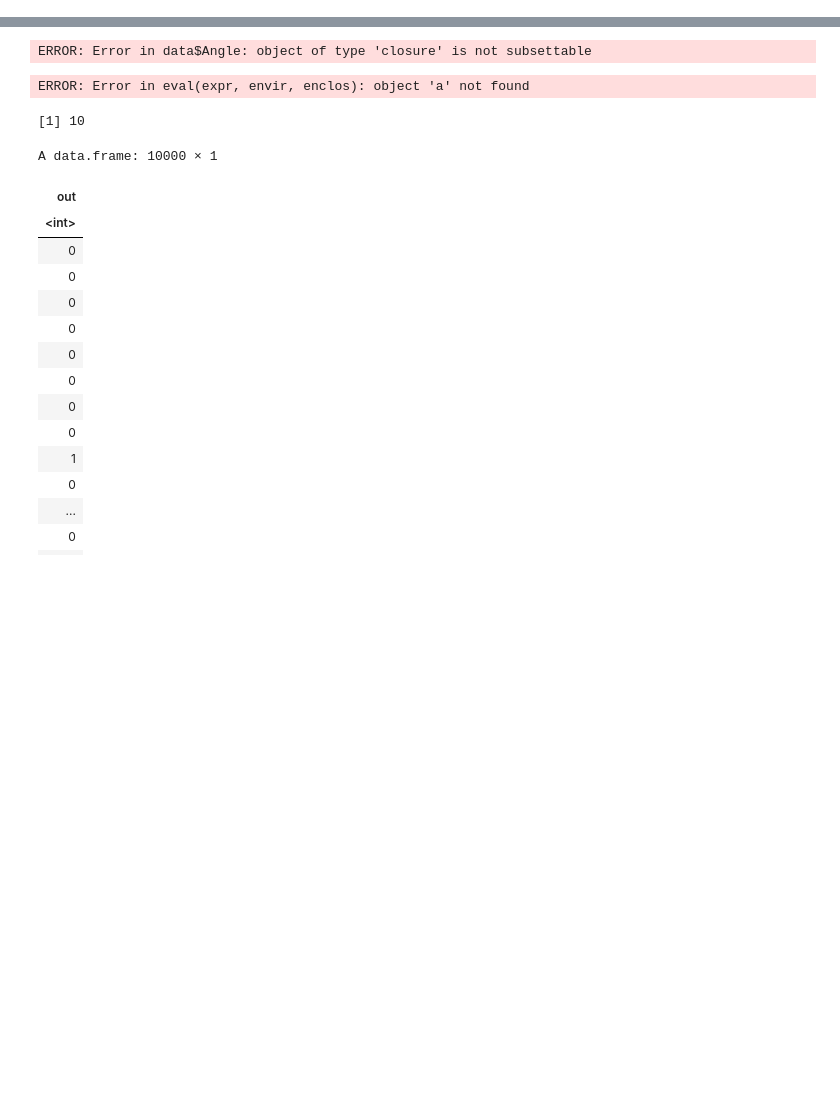
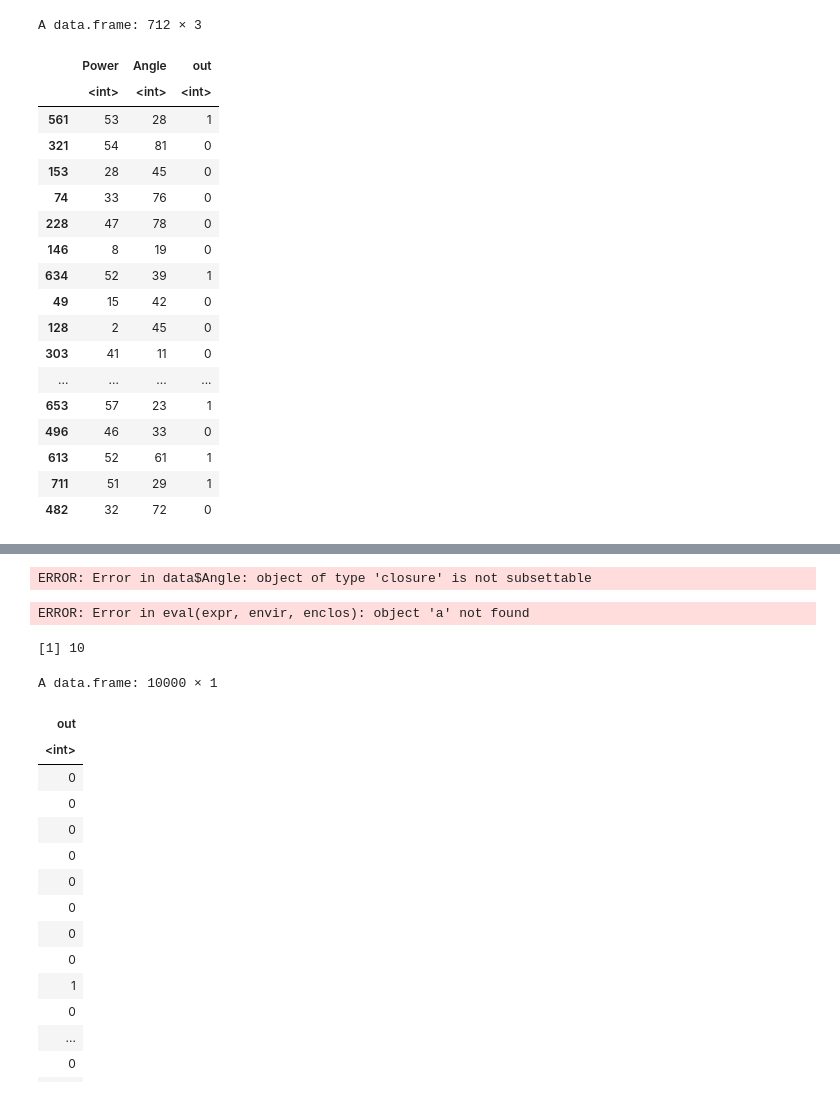
Before and after one commit to renzodamgo/Parabolico, a Jupyter notebook: Untitled.ipynb, the cells around one changed output, grey strips where cells are left out. Saved outputs shown, nothing was run; the diff lists cells and outputs as text; code cells hidden in the pictures; blank space fills up the shorter version.

```diff
--- a/Untitled.ipynb
+++ b/Untitled.ipynb
@@ -4,0 +14,25 @@ data$out
+# %%
+set.seed(42)
+rows <- sample(nrow(data_clean))
+data_clean <- data_clean[rows,]
+data_clean
+# %% [output]
+A data.frame: 712 × 3
+|  | Power | Angle | out |
+|  | <int> | <int> | <int> |
+| 561 | 53 | 28 | 1 |
+| 321 | 54 | 81 | 0 |
+| 153 | 28 | 45 | 0 |
+| 74 | 33 | 76 | 0 |
+| 228 | 47 | 78 | 0 |
+| 146 | 8 | 19 | 0 |
+| 634 | 52 | 39 | 1 |
+| 49 | 15 | 42 | 0 |
+| 128 | 2 | 45 | 0 |
+| 303 | 41 | 11 | 0 |
+| ... | ... | ... | ... |
+| 653 | 57 | 23 | 1 |
+| 496 | 46 | 33 | 0 |
+| 613 | 52 | 61 | 1 |
+| 711 | 51 | 29 | 1 |
+| 482 | 32 | 72 | 0 |
```
Also changed, not shown: parts of 6 cells of this notebook, 11 other files.
